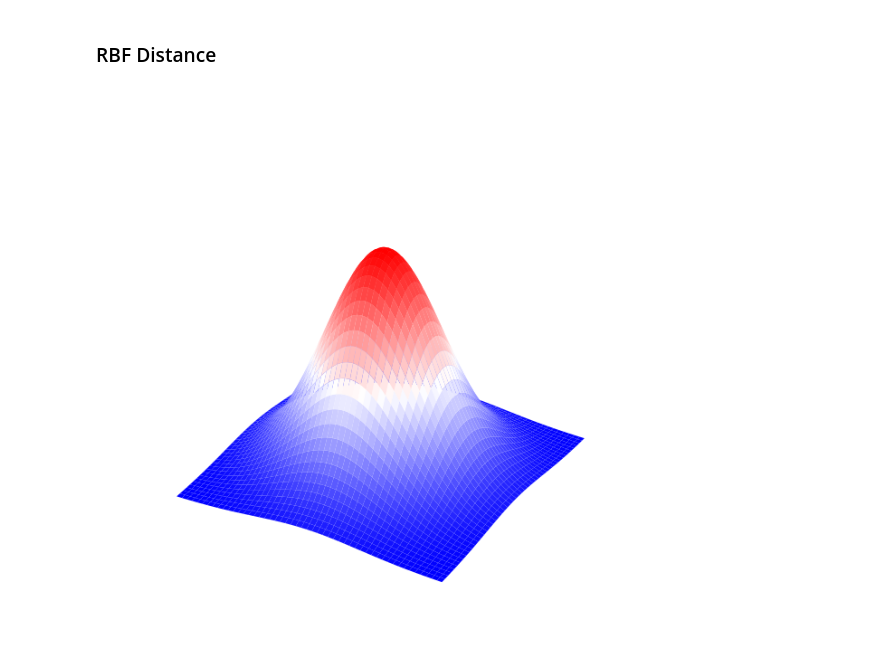
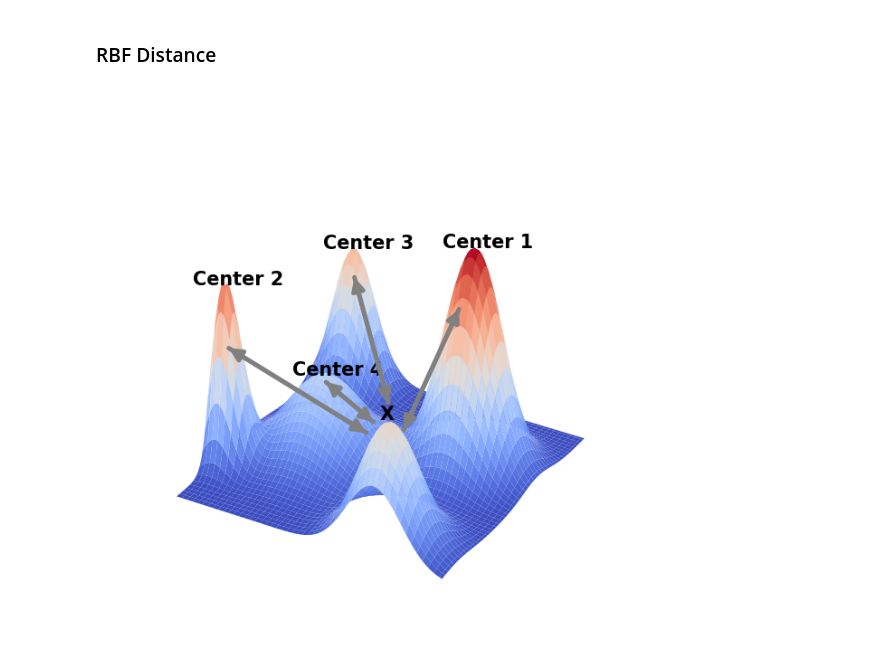
Before and after one commit to Galazxhy/FF-ARBFNN, a Jupyter notebook: writing/RBF_dist_diagram.ipynb, the cells around one changed output. Saved outputs shown, nothing was run; the diff lists cells and outputs as text; code cells hidden in the pictures.

Commit message:
FF-ARBFNN/v2.0 Visual

```diff
--- a/writing/RBF_dist_diagram.ipynb
+++ b/writing/RBF_dist_diagram.ipynb
@@ -18,74 +18,72 @@ class Arrow3D(FancyArrowPatch):
         return min(zs)
 # %%
 %matplotlib inline
-x = np.linspace(-10, 10, 500)
-y = np.linspace(-10, 10, 500)
+x = np.linspace(-10, 10, 100)
+y = np.linspace(-10, 10, 100)
 x, y = np.meshgrid(x, y)
 
 font_dict = {
     'color': 'black',
     'weight': 'bold',
-    'size': 24,
+    'size': 15,
 }
 
-w0 = 4
-gaussian0 = 1 * np.exp(-((pow(x, 2) + pow(y, 2)) / (2 * pow(w0, 2))))
+w0 = 2
+gaussian0 = 0.9 * np.exp(-((pow(x-5, 2) + pow(y-3, 2)) / (2 * pow(w0, 2))))
 
-# w1 = 1
-# gaussian1 = 0.75 * np.exp(-((pow(x+9, 2) + pow(y+5, 2)) / (2 * pow(w1, 2))))
+w1 = 1
+gaussian1 = 0.75 * np.exp(-((pow(x+9, 2) + pow(y+5, 2)) / (2 * pow(w1, 2))))
 
-# w2 = 1.5
-# gaussian2 = 0.6 * np.exp(-((pow(x+7, 2) + pow(y-8, 2)) / (2 * pow(w2, 2))))
+w2 = 1.5
+gaussian2 = 0.6 * np.exp(-((pow(x+7, 2) + pow(y-8, 2)) / (2 * pow(w2, 2))))
 
-# w3 = 2.7
-# gaussian3 = 0.35 * np.exp(-((pow(x+4, 2) + pow(y+1, 2)) / (2 * pow(w3, 2))))
+w3 = 2.7
+gaussian3 = 0.35 * np.exp(-((pow(x+4, 2) + pow(y+1, 2)) / (2 * pow(w3, 2))))
 
-# w4 = 2.0
-# g_x = 0.5 * np.exp(-((pow(x-5, 2) + pow(y+8, 2)) / (2 * pow(w4, 2))))
+w4 = 2.0
+g_x = 0.5 * np.exp(-((pow(x-5, 2) + pow(y+8, 2)) / (2 * pow(w4, 2))))
 
-# gaussian = gaussian0 + gaussian1 + gaussian2 + gaussian3 + g_x
-
-gaussian = gaussian0
+gaussian = gaussian0 + gaussian1 + gaussian2 + gaussian3 + g_x
 # plt.figure()
 # plt.imshow(gaussian)
 
 fig = plt.figure(figsize=(8, 6))
 ax = Axes3D(fig, auto_add_to_figure=False)
 fig.add_axes(ax)
 ax.set_axis_off()
 
-ax.plot_surface(x, y, gaussian, cmap="bwr")
+ax.plot_surface(x, y, gaussian, cmap="coolwarm")
 ax.set_xlabel("X")
 ax.set_ylabel("Y")
 ax.set_zlabel("Z")
 
-# arrow11 = Arrow3D([4, 6], [3, -8], [0.65, 0.48], mutation_scale=20, lw=3.5, arrowstyle="-|>", color='gray')
-# arrow12 = Arrow3D([6, 4], [-8, 3], [0.48, 0.65], mutation_scale=20, lw=3.5, arrowstyle="-|>", color='gray')
-# ax.add_artist(arrow11)
-# ax.add_artist(arrow12)
+arrow11 = Arrow3D([4, 6], [3, -8], [0.65, 0.48], mutation_scale=20, lw=3.5, arrowstyle="-|>", color='gray')
+arrow12 = Arrow3D([6, 4], [-8, 3], [0.48, 0.65], mutation_scale=20, lw=3.5, arrowstyle="-|>", color='gray')
+ax.add_artist(arrow11)
+ax.add_artist(arrow12)
 
-# arrow21 = Arrow3D([-9, 3.5], [-5, -8], [0.5, 0.43], mutation_scale=20, lw=3.5, arrowstyle="-|>", color='gray')
-# arrow22 = Arrow3D([3.5, -9], [-8, -5], [0.43, 0.5], mutation_scale=20, lw=3.5, arrowstyle="-|>", color='gray')
-# ax.add_artist(arrow21)
-# ax.add_artist(arrow22)
+arrow21 = Arrow3D([-9, 3.5], [-5, -8], [0.5, 0.43], mutation_scale=20, lw=3.5, arrowstyle="-|>", color='gray')
+arrow22 = Arrow3D([3.5, -9], [-8, -5], [0.43, 0.5], mutation_scale=20, lw=3.5, arrowstyle="-|>", color='gray')
+ax.add_artist(arrow21)
+ax.add_artist(arrow22)
 
-# arrow31 = Arrow3D([-7, 5], [8, -8], [0.49, 0.57], mutation_scale=20, lw=3.5, arrowstyle="-|>", color='gray')
-# arrow32 = Arrow3D([5, -7], [-8, 8], [0.57, 0.49], mutation_scale=20, lw=3.5, arrowstyle="-|>", color='gray')
-# ax.add_artist(arrow31)
-# ax.add_artist(arrow32)
+arrow31 = Arrow3D([-7, 5], [8, -8], [0.49, 0.57], mutation_scale=20, lw=3.5, arrowstyle="-|>", color='gray')
+arrow32 = Arrow3D([5, -7], [-8, 8], [0.57, 0.49], mutation_scale=20, lw=3.5, arrowstyle="-|>", color='gray')
+ax.add_artist(arrow31)
+ax.add_artist(arrow32)
 
-# arrow41 = Arrow3D([-4, 4], [-1, -8], [0.33, 0.48], mutation_scale=20, lw=3.5, arrowstyle="-|>", color='gray')
-# arrow42 = Arrow3D([4, -4], [-8, -1], [0.48, 0.33], mutation_scale=20, lw=3.5, arrowstyle="-|>", color='gray')
-# ax.add_artist(arrow41)
-# ax.add_artist(arrow42)
+arrow41 = Arrow3D([-4, 4], [-1, -8], [0.33, 0.48], mutation_scale=20, lw=3.5, arrowstyle="-|>", color='gray')
+arrow42 = Arrow3D([4, -4], [-8, -1], [0.48, 0.33], mutation_scale=20, lw=3.5, arrowstyle="-|>", color='gray')
+ax.add_artist(arrow41)
+ax.add_artist(arrow42)
 
-# ax.text(3.5, 1.5, 0.92, "Center 1", fontdict=font_dict)
-# ax.text(-10.5, -6.5, 0.77, "Center 2", fontdict=font_dict)
-# ax.text(-8.5, 6.5, 0.62, "Center 3", fontdict=font_dict)
-# ax.text(-5.5, -2.5, 0.37, "Center 4", fontdict=font_dict)
-# ax.text(5.5, -10, 0.58, "X", fontdict=font_dict)
+ax.text(3.5, 1.5, 0.92, "Center 1", fontdict=font_dict)
+ax.text(-10.5, -6.5, 0.77, "Center 2", fontdict=font_dict)
+ax.text(-8.5, 6.5, 0.62, "Center 3", fontdict=font_dict)
+ax.text(-5.5, -2.5, 0.37, "Center 4", fontdict=font_dict)
+ax.text(5.5, -10, 0.58, "X", fontdict=font_dict)
 
-plt.tight_layout()
-plt.savefig("./RBF_Dist_diagram.png", format='png', transparent=True, dpi=300, bbox_inches='tight', pad_inches=0.0)
+# plt.tight_layout()
+plt.savefig("./RBF_Dist_diagram.svg", format='svg', transparent=True, dpi=300, bbox_inches='tight', pad_inches=0.0)
 # %% [output]
-[figure, old version]
+[figure, new version]
```
Also changed, not shown: 30 other files.
